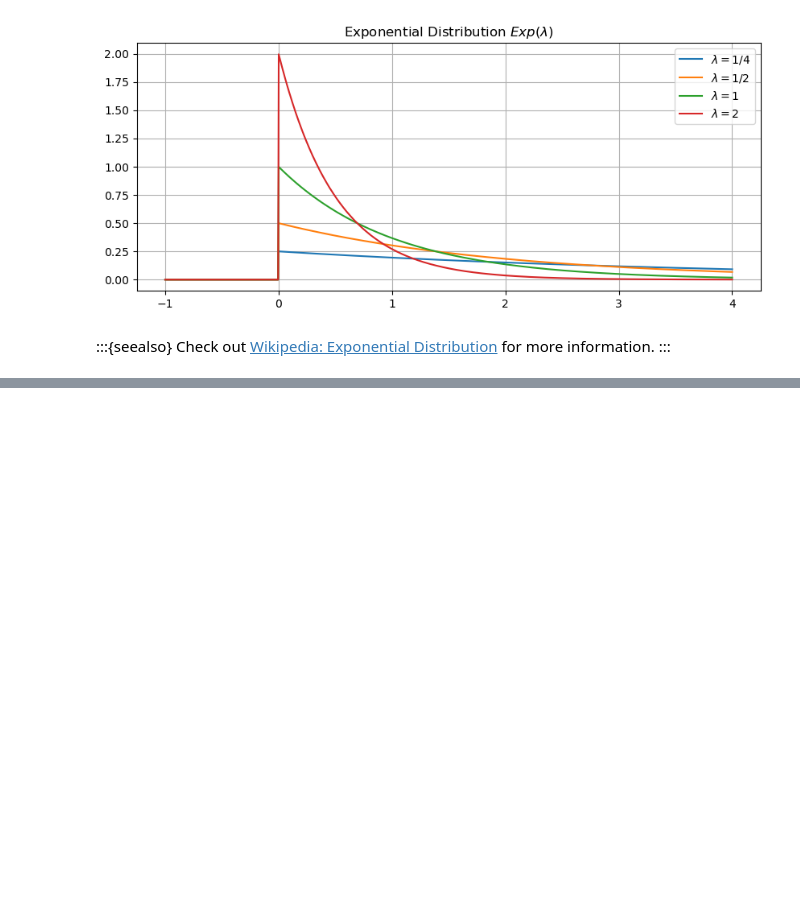
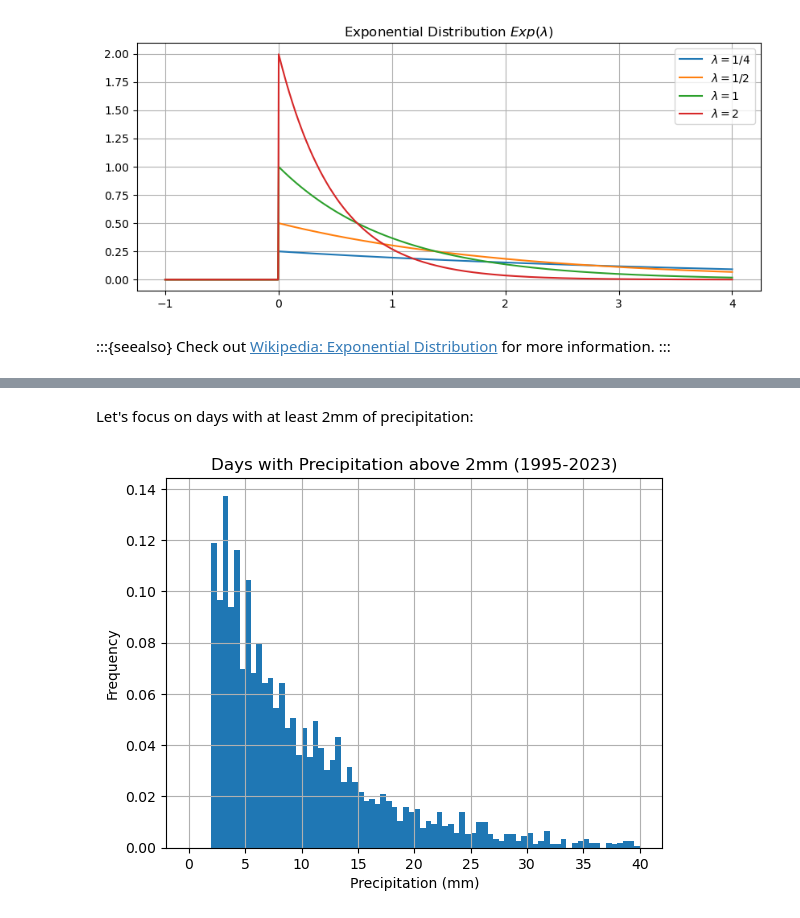
Before and after one commit to UBCMath/MATH360, a Jupyter notebook: stochastic/distributions/exponential.ipynb, the cells around one changed output, grey strips where cells are left out. Drawn from its saved outputs; the diff is of its cells as text; code cells hidden in the pictures; blank space fills up the shorter version.

```diff
--- a/stochastic/distributions/exponential.ipynb
+++ b/stochastic/distributions/exponential.ipynb
@@ -38,0 +62,11 @@ Check out [Wikipedia: Exponential Distribution](https://en.wikipedia.org/wiki/Ex
+# %% [markdown]
+Let's focus on days with at least 2mm of precipitation:
+# %%
+df = df[df['precipitation'] > 2]
+df['precipitation'].hist(bins=np.arange(0,40.5,0.5),density=True)
+plt.xlabel('Precipitation (mm)'), plt.ylabel('Frequency')
+plt.title('Days with Precipitation above 2mm (1995-2023)')
+plt.grid(True)
+plt.show()
+# %% [output]
+[figure, added]
```
Also changed, not shown: parts of 13 cells of this notebook, 4 other files.
